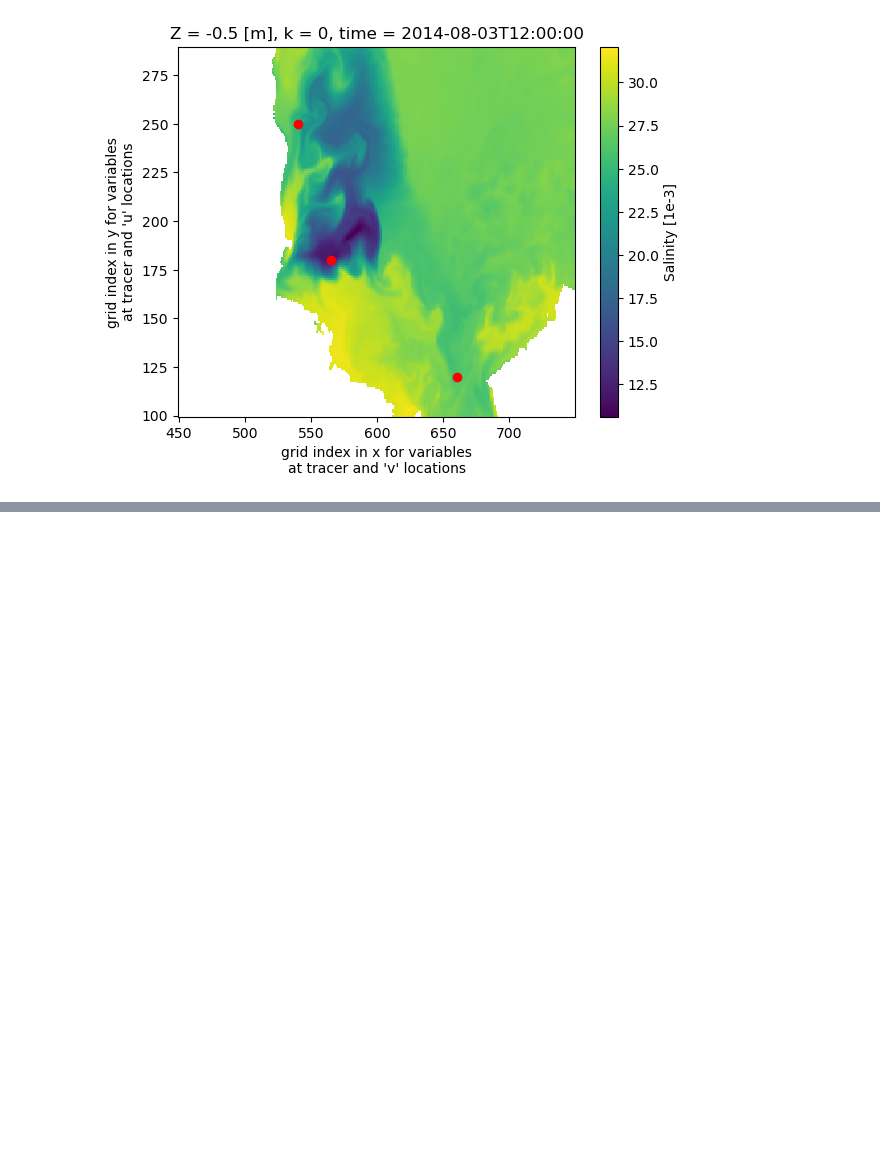
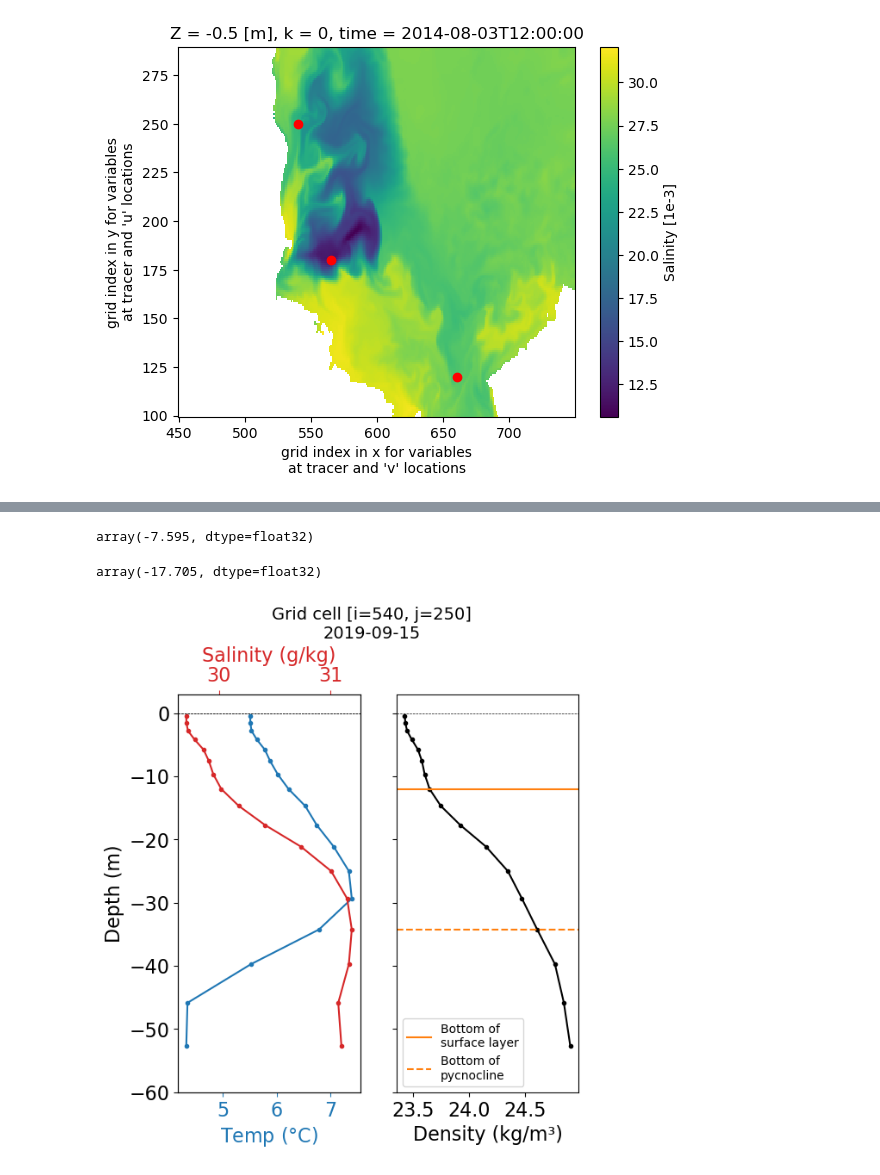
Before and after one commit to mjzahn/SASSIE_ECCO_salinity_stratification, a Jupyter notebook: notebooks/stratification_analyses/01_define_vertical_layers.ipynb, the cells around one changed output, grey strips where cells are left out. Saved outputs shown, nothing was run; the diff lists cells and outputs as text; code cells hidden in the pictures; blank space fills up the shorter version.

```diff
--- a/notebooks/stratification_analyses/01_define_vertical_layers.ipynb
+++ b/notebooks/stratification_analyses/01_define_vertical_layers.ipynb
@@ -72,0 +117,6 @@ plt.scatter(660,120,c='r');
+# %%
+# calculate the surface density deviation
+delta_rho = rho_avg_deep - rho_avg_upper
+# %%
+# create a scaled depth coordinate between 0 and 1
+scaled_dens_coord = (rho - rho_avg_upper) / delta_rho
@@ -72,0 +127,4 @@ plt.scatter(660,120,c='r');
+# %%
+SL_mask = scaled_dens_coord < 0.2
+PC_mask = (scaled_dens_coord >= 0.2) & (scaled_dens_coord <= 0.8)
+DW_mask = scaled_dens_coord > 0.8
@@ -72,0 +146,11 @@ plt.scatter(660,120,c='r');
+# %%
+SL_bottom_depth = HH_grid.Z.where(SL_mask.compute(), drop=True).min().values
+DW_upper_depth = HH_grid.Z.where(DW_mask.compute(), drop=True).max().values
+# %%
+SL_bottom_depth
+# %% [output]
+array(-7.595, dtype=float32)
+# %%
+DW_upper_depth
+# %% [output]
+array(-17.705, dtype=float32)
@@ -72,0 +245,4 @@ plt.scatter(660,120,c='r');
+# %%
+plot_profile("2019-09-15", theta_day, salt_day, density_day, HH_grid, i=540, j=250)
+# %% [output]
+[figure, added]
```
Also changed, not shown: parts of 21 cells of this notebook, 1 other file.
